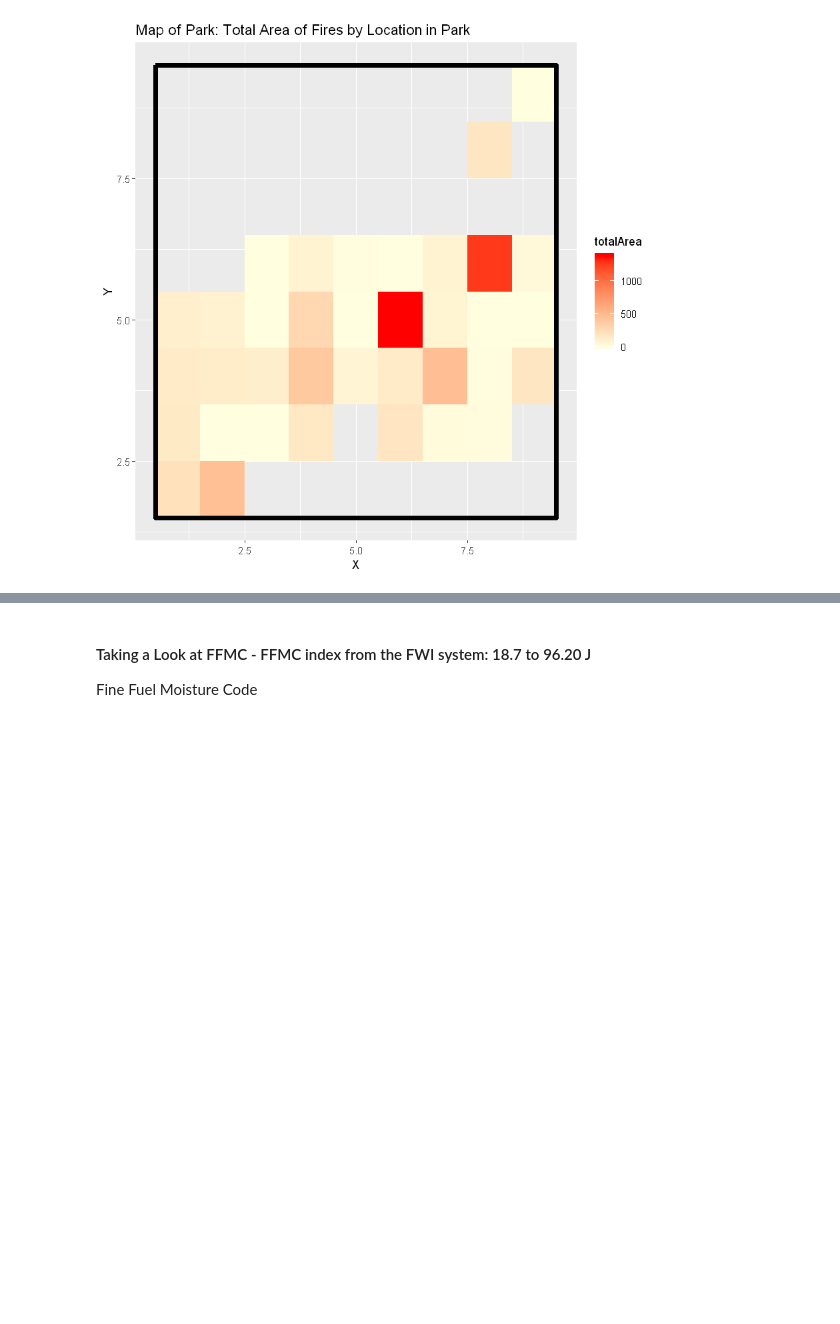
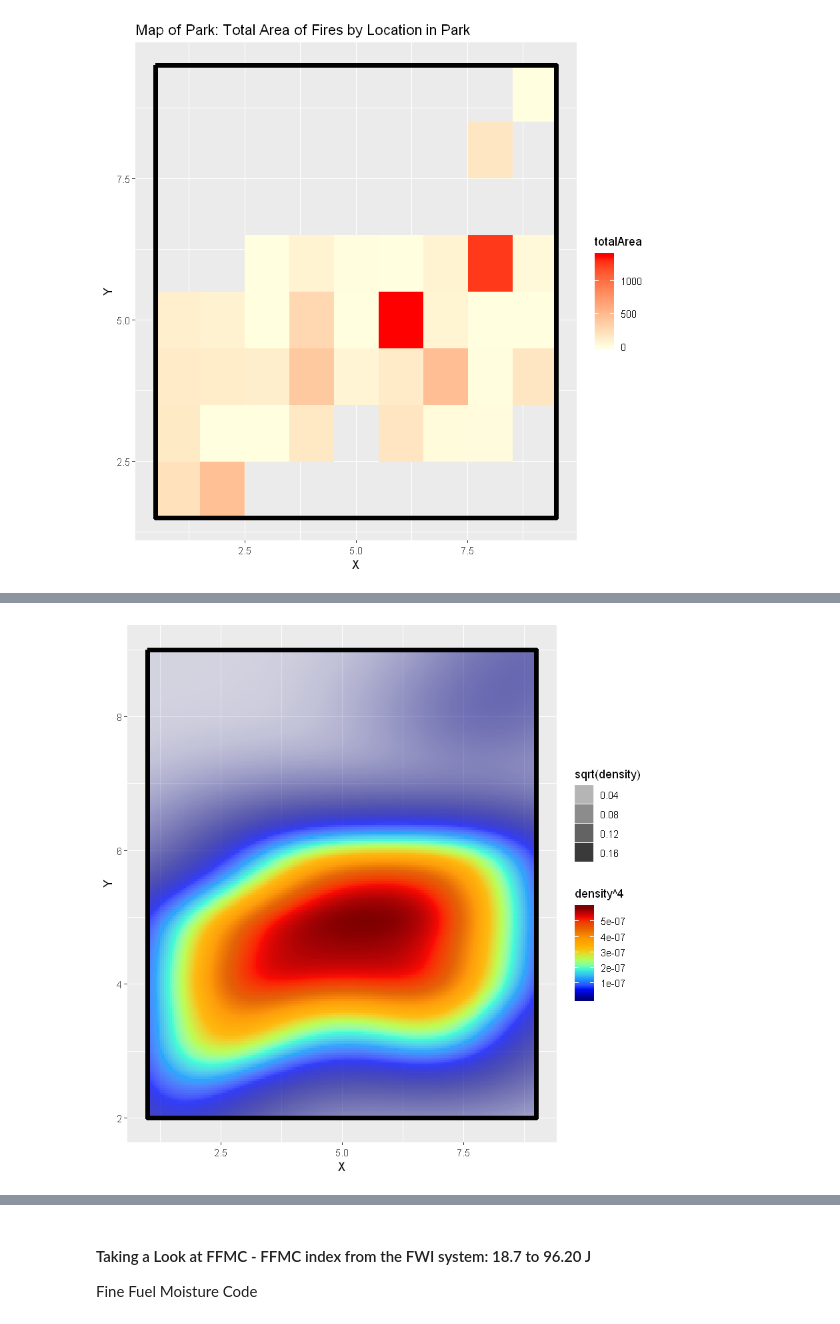
Before and after one commit to hyunchul78/w203_lab1, a Jupyter notebook: Forest_Fire_EDA_Jake.ipynb, the cells around one changed output, grey strips where cells are left out. Drawn from its saved outputs; the diff is of its cells as text; code cells hidden in the pictures; blank space fills up the shorter version.

```diff
--- a/Forest_Fire_EDA_Jake.ipynb
+++ b/Forest_Fire_EDA_Jake.ipynb
@@ -392,10 +403,13 @@ ggplot(ffXYgroup, aes(x=X, y=Y, fill=totalArea)) +
 # %%
 jet.colors <- colorRampPalette(c("#00007F", "blue", "#007FFF", "cyan", "#7FFF7F", "yellow", "#FF7F00", "orange", "#dd4b02", "red", "#7F0000"))
 
 ggplot(ffXYgroup, aes(X, Y, density = logMeanArea)) +
-  geom_density
+  stat_density_2d(geom="tile", aes(fill=..density..^4, alpha=sqrt(..density..)), contour=FALSE, n=200) +
+  scale_alpha(range = c(0.1, 1.0)) +
   scale_fill_gradientn(colours = jet.colors(10)) +
   geom_rect(xmin=1, xmax=9, ymin=2, ymax=9, color="black", fill=NA, size=2)
+# %% [output]
+[figure, added]
 # %%
 jet.colors <- colorRampPalette(c("#00007F", "blue", "#007FFF", "cyan", "#7FFF7F", "yellow", "#FF7F00", "orange", "#dd4b02", "red", "#7F0000"))
 
```
Also changed, not shown: parts of 47 cells of this notebook.
